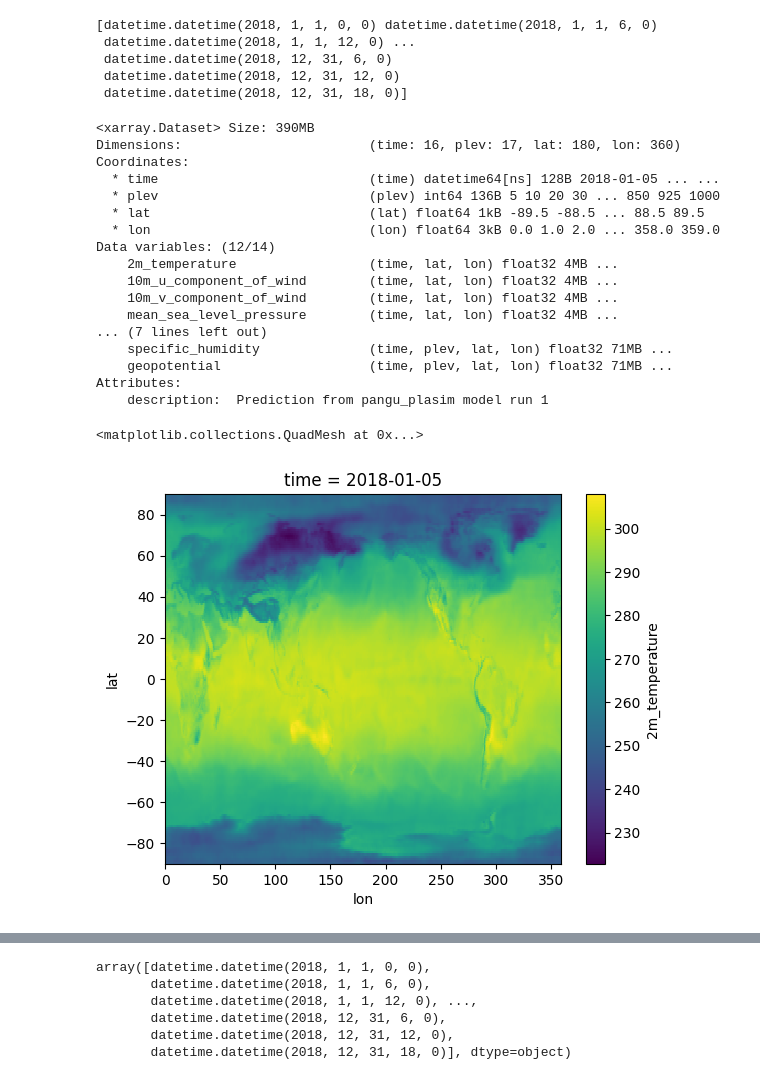
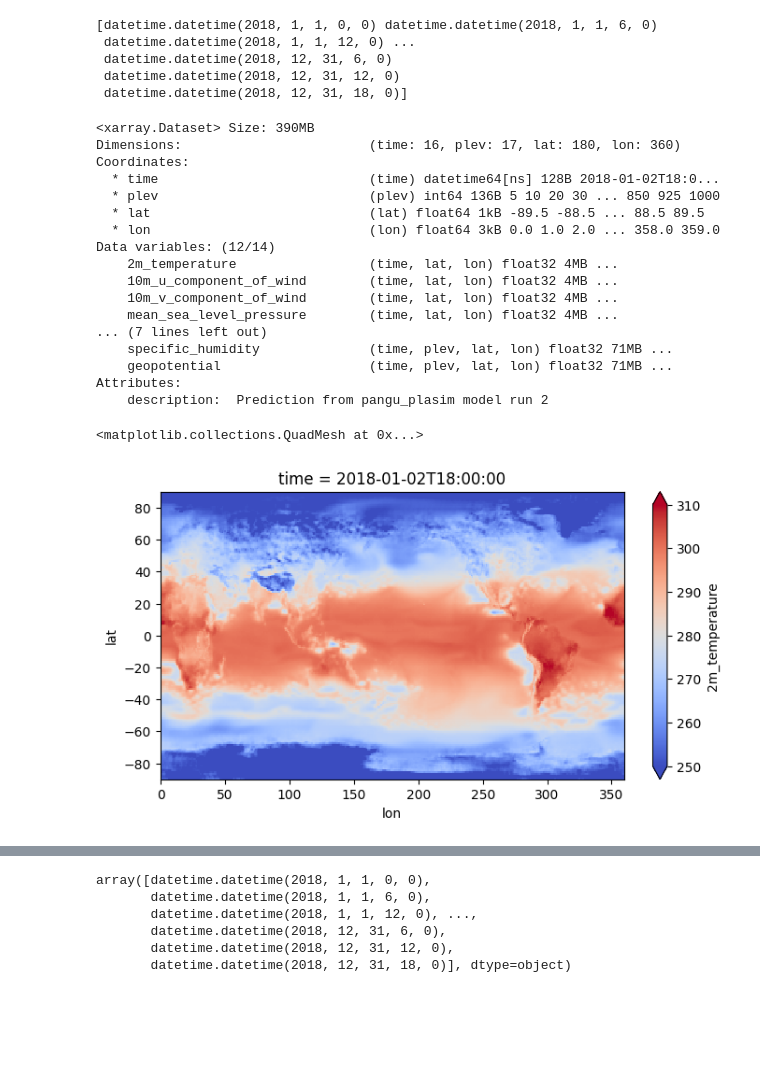
Before and after one commit to masak1112/S2S, a Jupyter notebook: v2.0/Jupiter/eval.ipynb, the cells around one changed output, grey strips where cells are left out. Drawn from its saved outputs; the diff is of its cells as text; code cells hidden in the pictures; blank space fills up the shorter version.

```diff
--- a/v2.0/Jupiter/eval.ipynb
+++ b/v2.0/Jupiter/eval.ipynb
@@ -39,7 +39,7 @@ IC_idx = find_date_idx(datetime(2018, 6, 30, 0))
  datetime.datetime(2018, 12, 31, 12, 0)
  datetime.datetime(2018, 12, 31, 18, 0)]
 # %%
-file = "/project/pedramh/bing/PanguWeather/v2.0/HPC_scripts/results/S2S/1/predictions/pangu_plasim_1_24h_15step_2018010500_ens_1.nc"
+file = "/project/pedramh/bing/stampede_data/2/pangu_plasim_2_24h_15step_2018010218_ens_27.nc"
 # %%
 ds = xr.open_dataset(file,engine='netcdf4')
 # %%
@@ -48,7 +48,7 @@ ds
 <xarray.Dataset> Size: 390MB
 Dimensions:                        (time: 16, plev: 17, lat: 180, lon: 360)
 Coordinates:
-  * time                           (time) datetime64[ns] 128B 2018-01-05 ... ...
+  * time                           (time) datetime64[ns] 128B 2018-01-02T18:0...
   * plev                           (plev) int64 136B 5 10 20 30 ... 850 925 1000
   * lat                            (lat) float64 1kB -89.5 -88.5 ... 88.5 89.5
   * lon                            (lon) float64 3kB 0.0 1.0 2.0 ... 358.0 359.0
@@ -61,14 +61,15 @@ Data variables: (12/14)
     specific_humidity              (time, plev, lat, lon) float32 71MB ...
     geopotential                   (time, plev, lat, lon) float32 71MB ...
 Attributes:
-    description:  Prediction from pangu_plasim model run 1
+    description:  Prediction from pangu_plasim model run 2
 # %%
 # ds["2m_temperature"].mean(dim = ["lat","lon"]).plot()
+sub, fig = plt.subplots(1,1, figsize=(8,4))
 fcst = ds["2m_temperature"].values
-ds["2m_temperature"][0].plot(cmap="coolwarm))
+ds["2m_temperature"][0].plot(cmap="coolwarm",   vmin=250, vmax=310)
 # %% [output]
 <matplotlib.collections.QuadMesh at 0x...>
-[figure, old version]
+[figure, new version]
 # %%
 dataset
 # %% [output]
```
Also changed, not shown: parts of 7 cells of this notebook.
